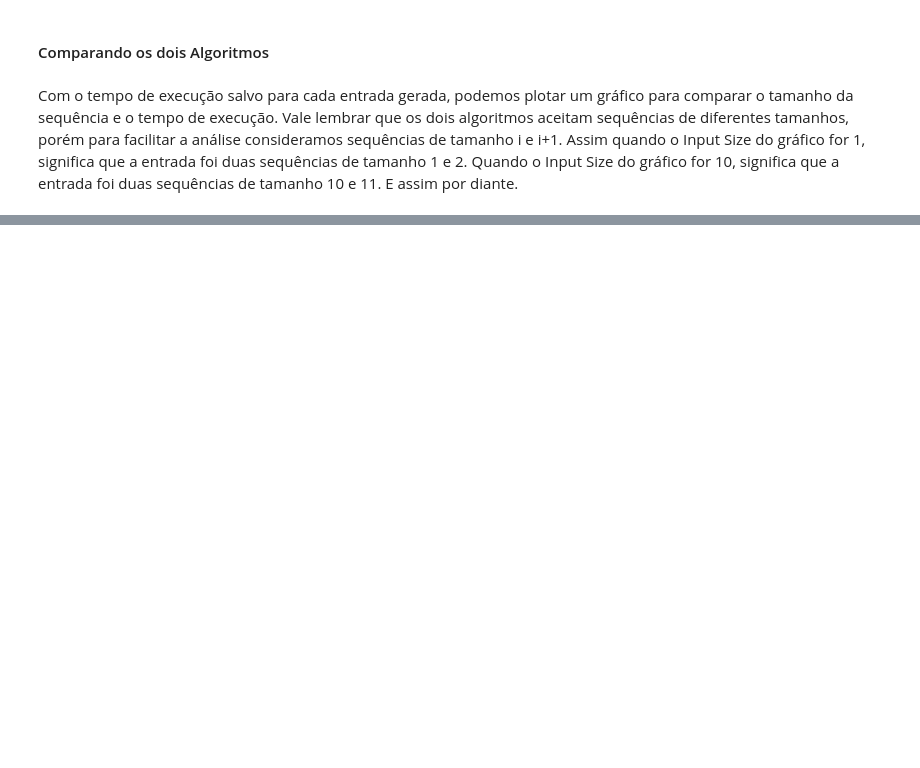
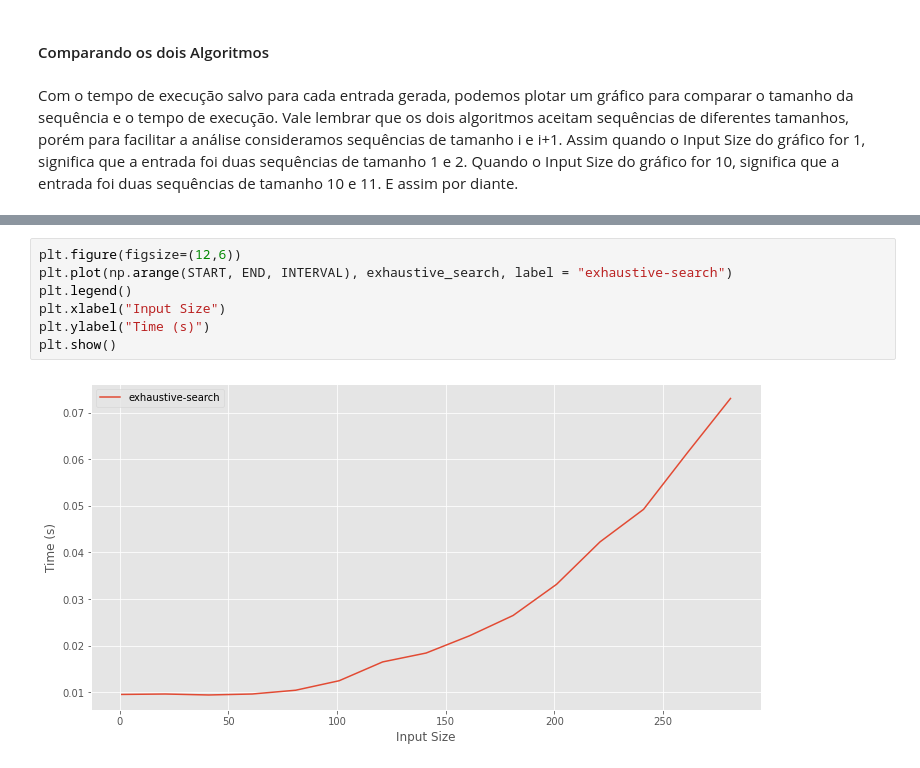
Before and after one commit to Eikinho/dna_alignment, a Jupyter notebook: SequenceGenerator.ipynb, the cells around one changed output, grey strips where cells are left out. Saved outputs shown, nothing was run; the diff lists cells and outputs as text; blank space fills up the shorter version.

```diff
--- a/SequenceGenerator.ipynb
+++ b/SequenceGenerator.ipynb
@@ -86,0 +114,9 @@ plt.show()
+# %%
+plt.figure(figsize=(12,6))
+plt.plot(np.arange(START, END, INTERVAL), exhaustive_search, label = "exhaustive-search")
+plt.legend()
+plt.xlabel("Input Size")
+plt.ylabel("Time (s)")
+plt.show()
+# %% [output]
+[figure, added]
```
Also changed, not shown: parts of 3 cells of this notebook.
